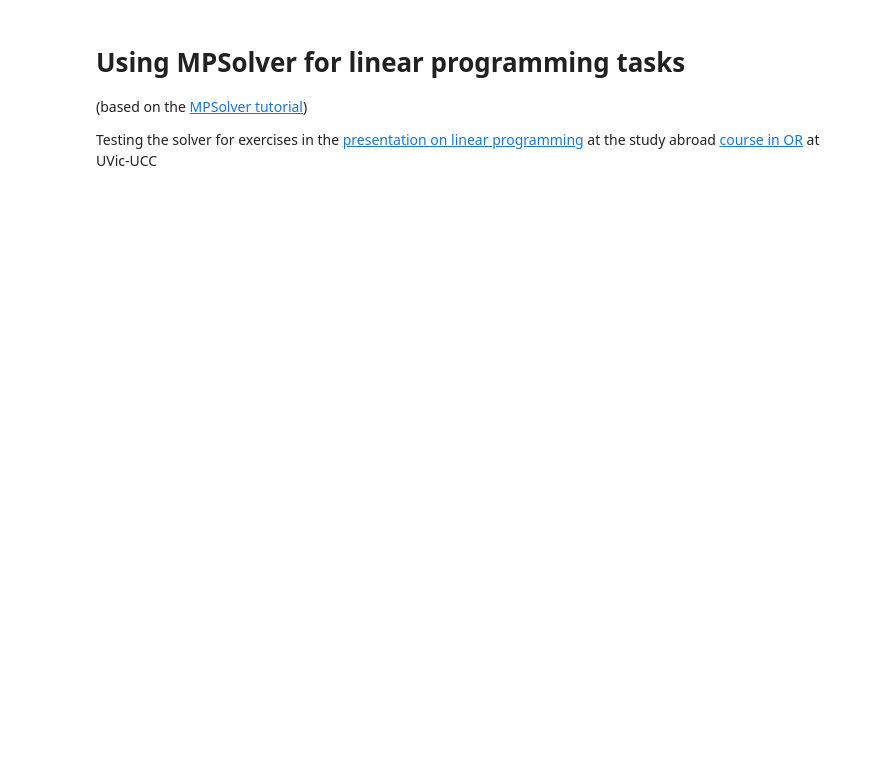
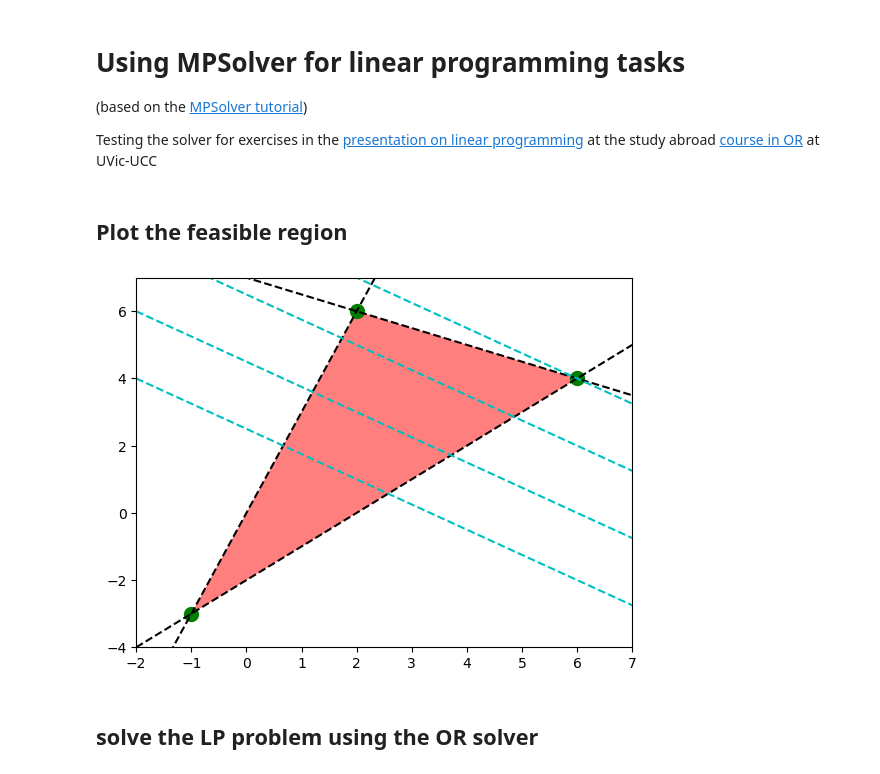
Before and after one commit to Biocomputing-Teaching/ORcourse, a Jupyter notebook: code/MPSolverLP.ipynb, the cells around one changed output. Saved outputs shown, nothing was run; the diff lists cells and outputs as text; code cells hidden in the pictures; blank space fills up the shorter version.

```diff
--- a/code/MPSolverLP.ipynb
+++ b/code/MPSolverLP.ipynb
@@ -5,4 +5,78 @@
 (based on the [MPSolver tutorial](https://developers.google.com/optimization/lp/lp_example))
 
 Testing the solver for exercises in the [presentation on linear programming](https://www.slideshare.net/JordiVilliFreixa/unit2-linear-programming-251297454) at the study abroad [course in OR](https://mon.uvic.cat/cbbl/teaching/operational-research/) at UVic-UCC
+# %% [markdown]
+## Plot the feasible region
+# %%
+import numpy as np
+import matplotlib.pyplot as plt
+
+# Import the 'solve' and 'Symbol' functions from the sympy library
+from sympy.solvers import solve
+from sympy import Symbol
+
+# Define the linear functions
+def f1(x):
+    return 7.-0.5*x
+def f2(x):
+    return 3.*x
+def f3(x):
+    return x-2.0
+def of(x,b):
+    return -3/4*x+b/4
+
+# Define x as a symbol
+x = Symbol('x')
+
+# Solve for the intersection points of the pairs of functions
+x1, =  solve(f1(x)-f2(x))
+x2, =  solve(f1(x)-f3(x))
+x3, =  solve(f2(x)-f3(x))
+
+# Calculate the y-coordinates of the intersection points
+y1 = f1(x1)
+y2 = f1(x2)
+y3 = f2(x3)
+
+# Find minimum and maximum values for x and y of the intersection points
+x_min = float(min(x1, x2, x3))-1.
+x_max = float(max(x1, x2, x3))+1.
+y_min = float(min(y1, y2, y3))-1.
+y_max = float(max(y1, y2, y3))+1.
+
+
+# Plot each intersection point
+plt.plot(x1,f1(x1),'go',markersize=10)
+plt.plot(x2,f1(x2),'go',markersize=10)
+plt.plot(x3,f2(x3),'go',markersize=10)
+
+# Fill the area enclosed by the three functions
+plt.fill([x1,x2,x3,x1],[y1,y2,y3,y1],'red',alpha=0.5)
+
+# Create a range of x-values using linspace for each function
+xr = np.linspace(int(x_min),int(x_max),100)
+y1r = f1(xr)
+y2r = f2(xr)
+y3r = f3(xr)
+
+# Plot each function with a dashed line type
+plt.plot(xr,y1r,'k--')
+plt.plot(xr,y2r,'k--')
+plt.plot(xr,y3r,'k--')
+
+# Plot isocontour lines for the objective function
+for b in [10,18,26,34]:
+    ofr=of(xr,b)
+    plt.plot(xr,ofr,'c--')
+
+# Set the x and y limits of the plot
+plt.xlim(x_min,x_max)
+plt.ylim(y_min,y_max)
+
+# Show the plot
+plt.show()
+# %% [output]
+[figure, added]
+# %% [markdown]
+## solve the LP problem using the OR solver
 # %%
```
Also changed, not shown: parts of 1 cell of this notebook, 10 other files.
